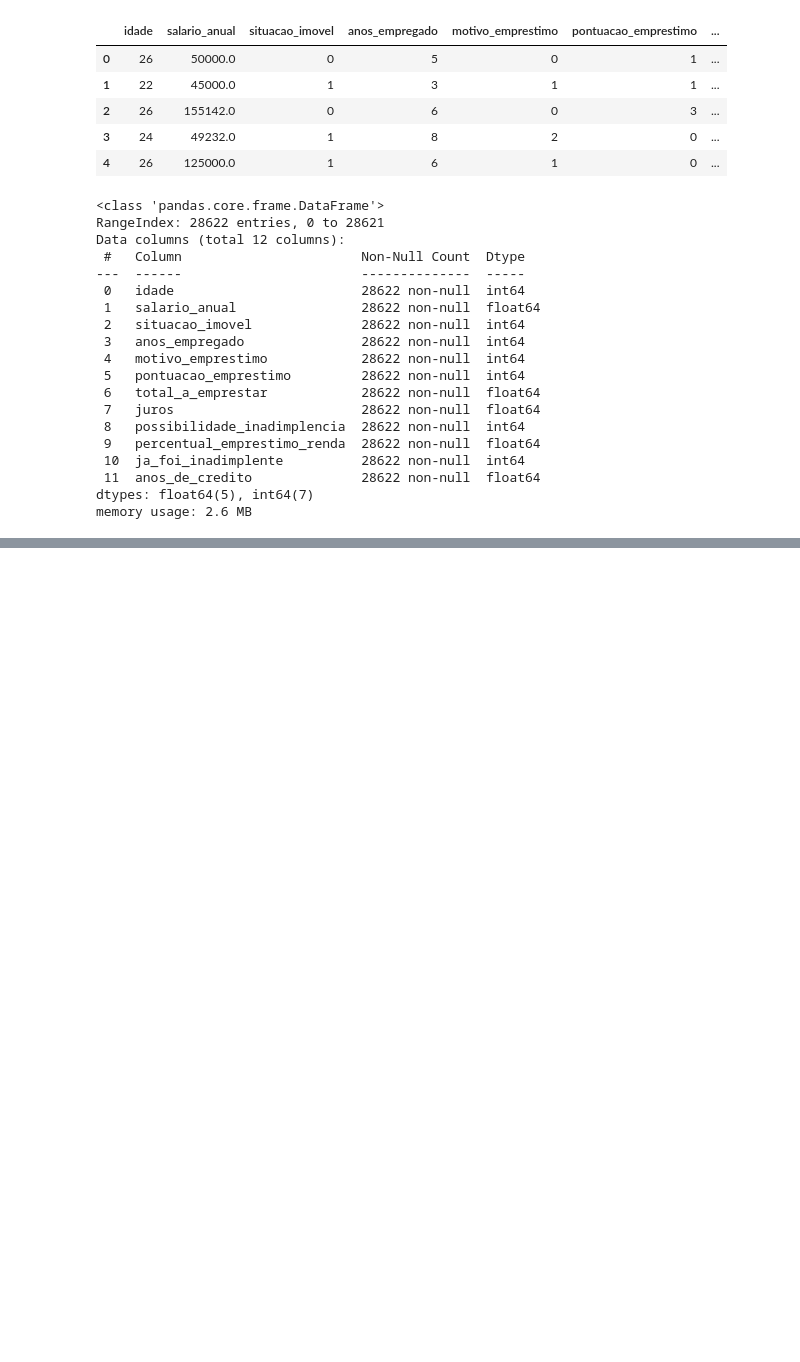
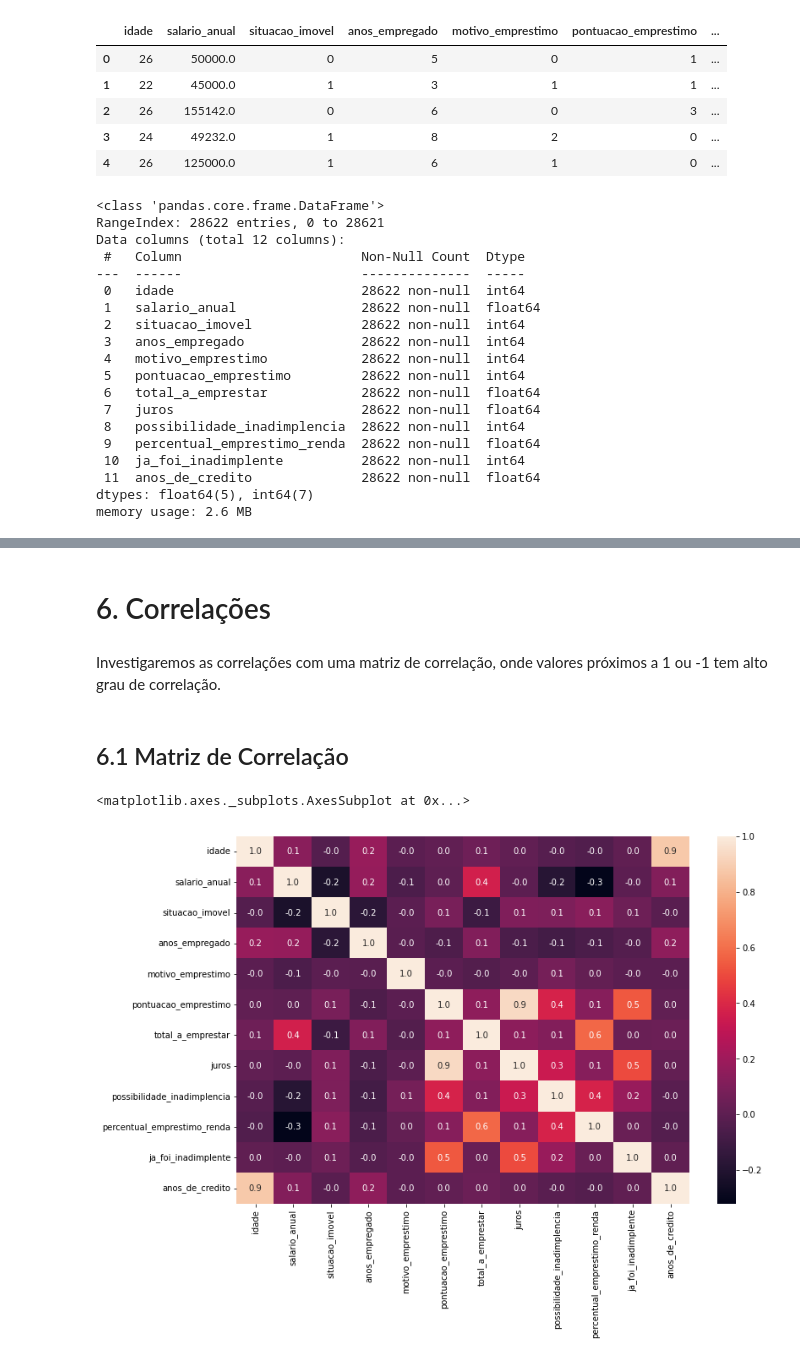
Before and after one commit to tarik-pomim/challenge_dados_082022, a Jupyter notebook: challenge_dados_alura.ipynb, the cells around one changed output, grey strips where cells are left out. Saved outputs shown, nothing was run; the diff lists cells and outputs as text; code cells hidden in the pictures; blank space fills up the shorter version.

```diff
--- a/challenge_dados_alura.ipynb
+++ b/challenge_dados_alura.ipynb
@@ -950,0 +948,19 @@ memory usage: 2.6 MB
+# %% [markdown]
+# 6. Correlações
+# %% [markdown]
+Investigaremos as correlações com uma matriz de correlação, onde valores próximos a 1 ou -1 tem alto grau de correlação.
+# %% [markdown]
+## 6.1 Matriz de Correlação
+# %%
+import matplotlib.pyplot as plt
+
+matriz_de_correlacao = dados.corr()
+
+plt.figure(figsize=(12, 8))
+
+sns.heatmap(matriz_de_correlacao,
+            annot=True,
+            fmt='.1f')
+# %% [output]
+<matplotlib.axes._subplots.AxesSubplot at 0x...>
+[figure, added]
```
Also changed, not shown: parts of 203 cells of this notebook.
